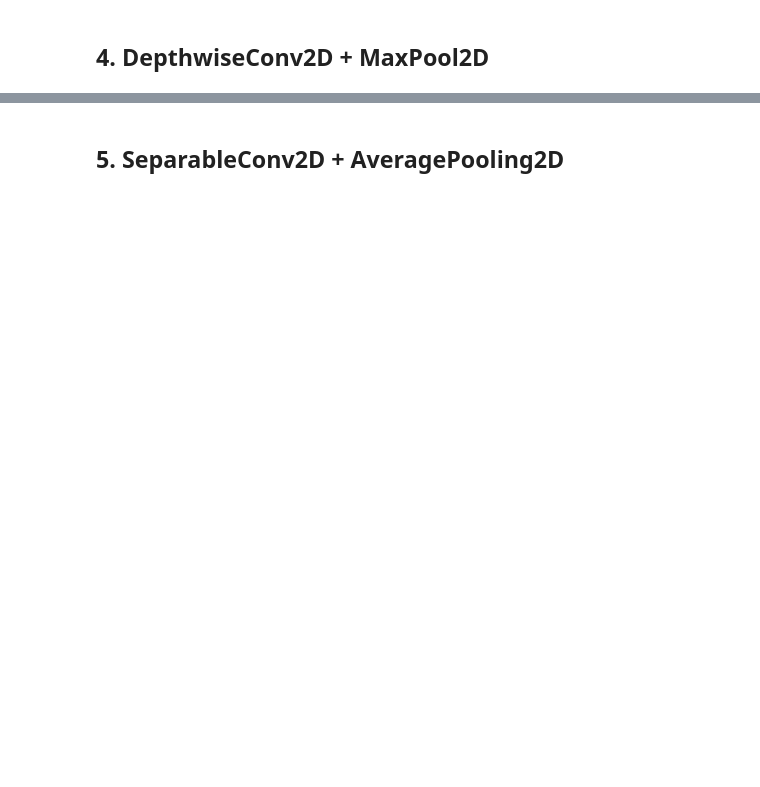
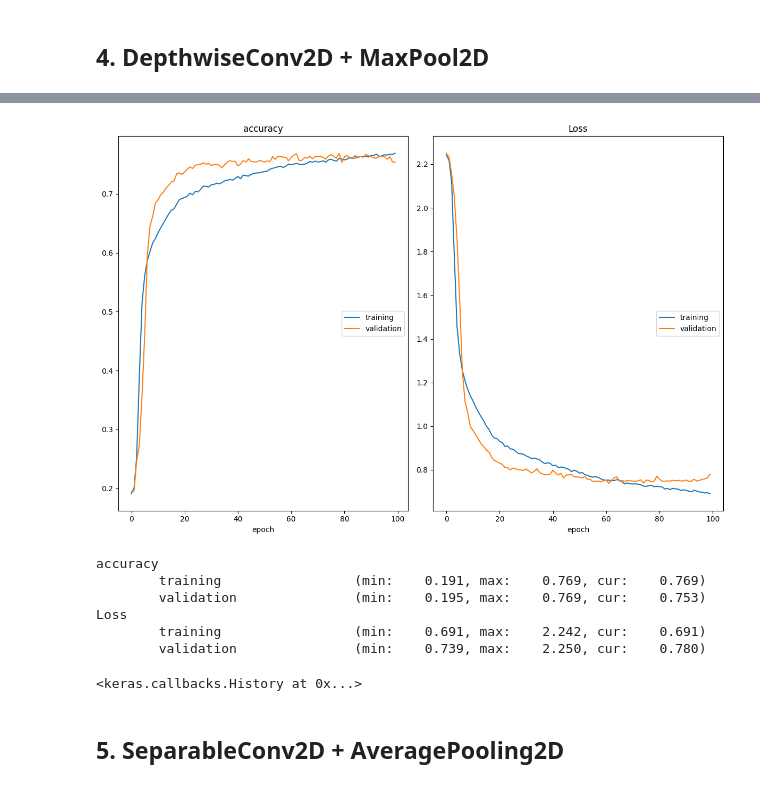
Before and after one commit to GrishaTS/YaMlProject, a Jupyter notebook: notebooks/Griga/ConvAndPool/conv_pool.ipynb, the cells around one changed output, grey strips where cells are left out. Cells and saved outputs as stored; diff of their text form; code cells hidden in the pictures; blank space fills up the shorter version.

```diff
--- a/notebooks/Griga/ConvAndPool/conv_pool.ipynb
+++ b/notebooks/Griga/ConvAndPool/conv_pool.ipynb
@@ -189,2 +352,20 @@
 # %% [markdown]
 ## 4. DepthwiseConv2D + MaxPool2D
+# %%
+model4 = tf.keras.Sequential([
+    tf.keras.layers.InputLayer(input_shape=(32, 32, 3), batch_size=batch_size),
+    tf.keras.layers.DepthwiseConv2D(3, strides=1, activation='relu'),
+    tf.keras.layers.DepthwiseConv2D(3, strides=1, activation='relu'),
+    tf.keras.layers.BatchNormalization(),
+    tf.keras.layers.MaxPool2D((2, 2)),
+    tf.keras.layers.DepthwiseConv2D(3, strides=1, padding='same', activation='relu'),
+    tf.keras.layers.MaxPool2D((2, 2)),
+    tf.keras.layers.Dropout(0.2),
+    tf.keras.layers.Flatten(),
+    tf.keras.layers.Dense(128, activation='relu'),
+    tf.keras.layers.Dense(128, activation='relu'),
+    tf.keras.layers.Dense(10, activation='softmax'),
+])
+model4.compile(optimizer='adam', metrics=['accuracy'],
+        loss=tf.keras.losses.SparseCategoricalCrossentropy())
+model4.summary()
@@ -191,2 +390,14 @@
+# %%
+model4.fit(train_ds, validation_data=val_ds, epochs=100,
+          callbacks=[PlotLossesKeras()], verbose=False)
+# %% [output]
+[figure, added]
+accuracy
+        training                 (min:    0.191, max:    0.769, cur:    0.769)
+        validation               (min:    0.195, max:    0.769, cur:    0.753)
+Loss
+        training                 (min:    0.691, max:    2.242, cur:    0.691)
+        validation               (min:    0.739, max:    2.250, cur:    0.780)
+<keras.callbacks.History at 0x...>
 # %% [markdown]
 ## 5. SeparableConv2D + AveragePooling2D
```
Also changed, not shown: parts of 18 cells of this notebook, 1 other file.
